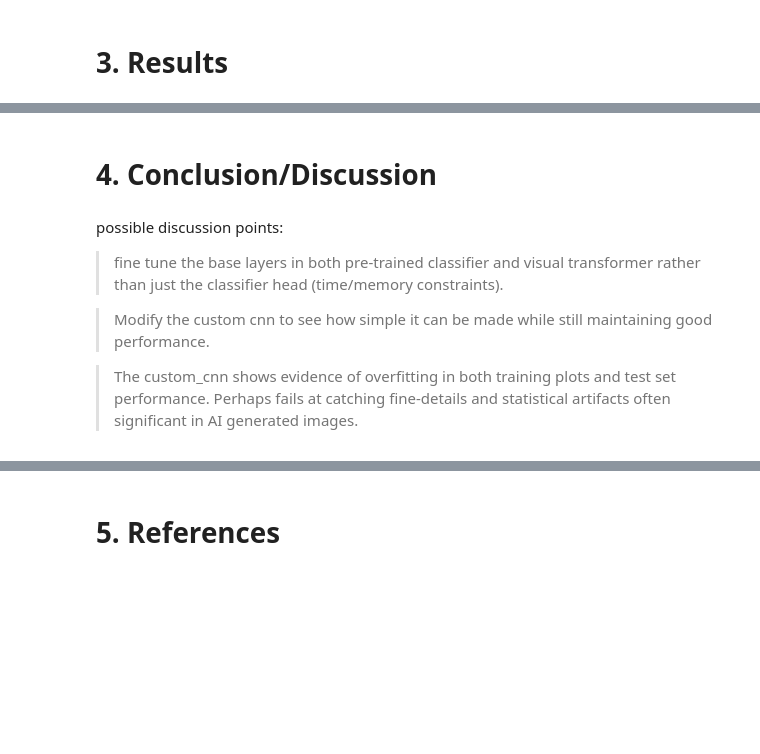
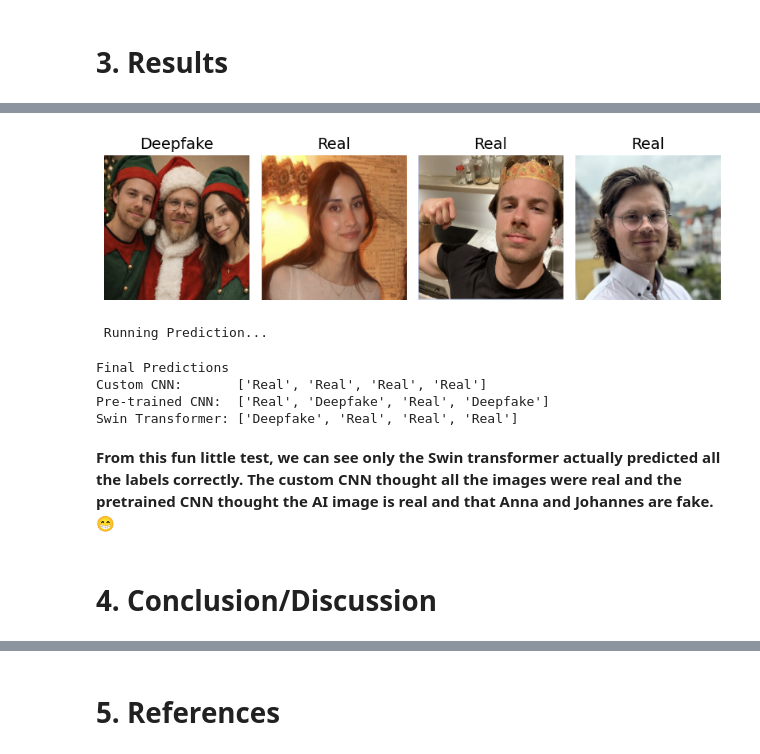
Before and after one commit to kubojurak/DLiP-Group-Project, a Jupyter notebook: DLiP_Project_Notebook.ipynb, the cells around one changed output, grey strips where cells are left out. Saved outputs shown, nothing was run; the diff lists cells and outputs as text; code cells hidden in the pictures; blank space fills up the shorter version.

```diff
--- a/DLiP_Project_Notebook.ipynb
+++ b/DLiP_Project_Notebook.ipynb
@@ -927,10 +1128,28 @@ plt.show()
+# %%
+# Show images
+show_image(ds_own_photos)
+
+# Get Raw Boolean Predictions (True = Real, False = Deepfake)
+pred_custom = (custom_cnn_model.predict(ds_own_photos, verbose=0) > 0.5).flatten()
+pred_pre = (pre_trained_model.predict(ds_own_photos, verbose=0) > 0.5).flatten()
+pred_swin = (swin_model.predict(ds_own_photos)[1] > 0.5).flatten()
+
+# Convert to Text and Print
+def to_text(bool_list):
+    return ["Real" if is_real else "Deepfake" for is_real in bool_list]
+
+print("Final Predictions")
+print(f"Custom CNN:       {to_text(pred_custom)}")
+print(f"Pre-trained CNN:  {to_text(pred_pre)}")
+print(f"Swin Transformer: {to_text(pred_swin)}")
+# %% [output]
+[figure, added]
+ Running Prediction...
+Final Predictions
+Custom CNN:       ['Real', 'Real', 'Real', 'Real']
+Pre-trained CNN:  ['Real', 'Deepfake', 'Real', 'Deepfake']
+Swin Transformer: ['Deepfake', 'Real', 'Real', 'Real']
+# %% [markdown]
+**From this fun little test, we can see only the Swin transformer actually predicted all the labels correctly. The custom CNN thought all the images were real and the pretrained CNN thought the AI image is real and that Anna and Johannes are fake. 😁**
 # %% [markdown]
 # 4. Conclusion/Discussion
-# %% [markdown]
-possible discussion points:
-> fine tune the base layers in both pre-trained classifier and visual transformer rather than just the classifier head (time/memory constraints).
-
-
-> Modify the custom cnn to see how simple it can be made while still maintaining good performance.
-
-> The custom_cnn shows evidence of overfitting in both training plots and test set performance. Perhaps fails at catching fine-details and statistical artifacts often significant in AI generated images.
```
Also changed, not shown: parts of 77 cells of this notebook.
